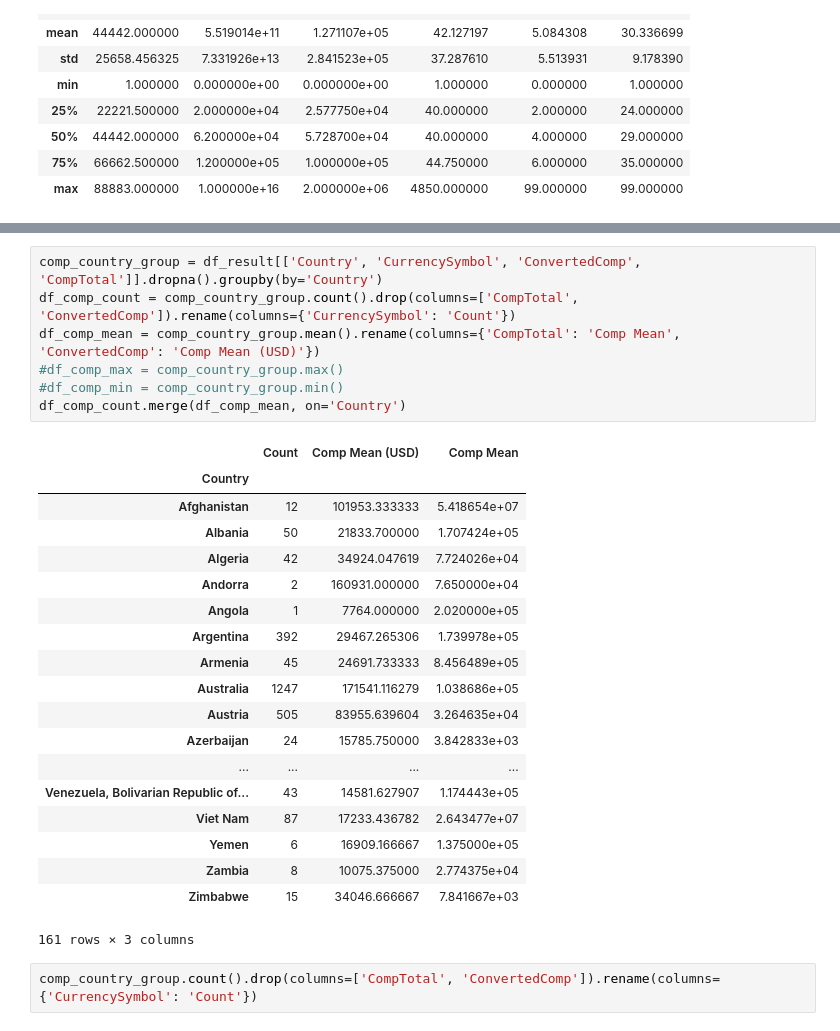
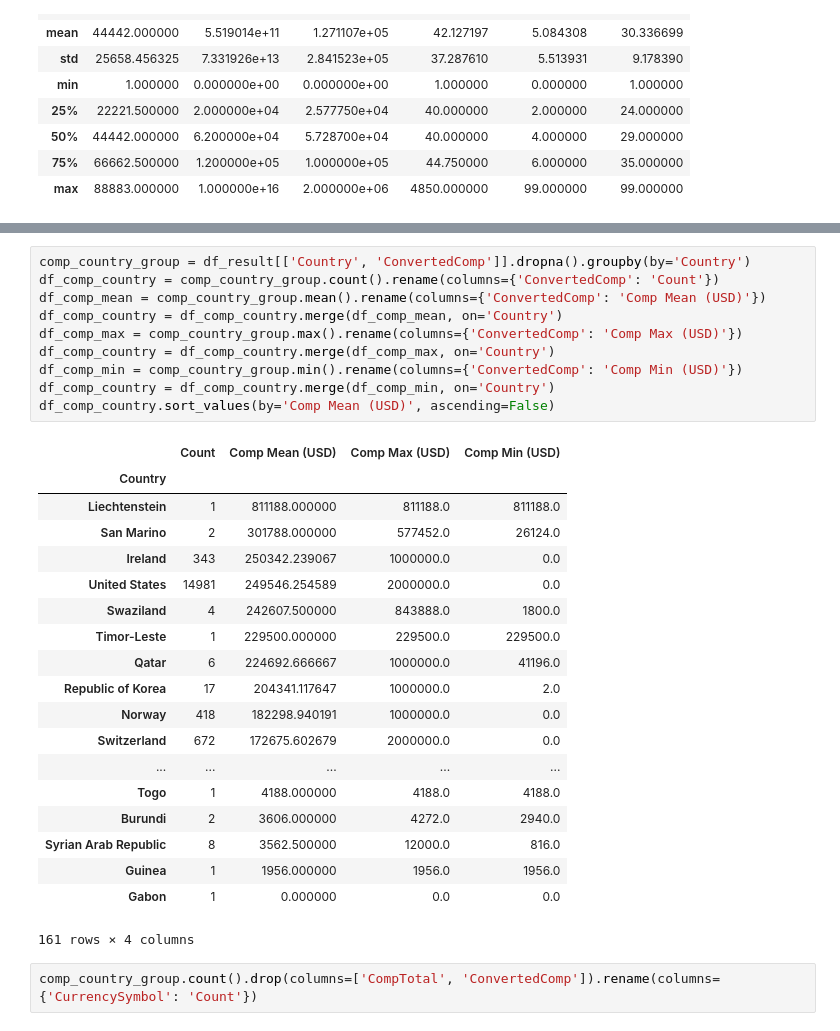
Before and after one commit to yuki678/stackoverflow, a Jupyter notebook: src/EDA.ipynb, the cells around one changed output, grey strips where cells are left out. Drawn from its saved outputs; the diff is of its cells as text.

```diff
--- a/src/EDA.ipynb
+++ b/src/EDA.ipynb
@@ -43,32 +38,35 @@ df_schema.loc[df_schema['Column'].isin(['ConvertedComp', 'CompTotal', 'CurrencyS
 | 29 | CompTotal | What is your current total compen... |
 | 31 | ConvertedComp | Salary converted to annual USD sa... |
 # %%
-comp_country_group = df_result[['Country', 'CurrencySymbol', 'ConvertedComp', 'CompTotal']].dropna().groupby(by='Country')
-df_comp_count = comp_country_group.count().drop(columns=['CompTotal', 'ConvertedComp']).rename(columns={'CurrencySymbol': 'Count'})
-df_comp_mean = comp_country_group.mean().rename(columns={'CompTotal': 'Comp Mean', 'ConvertedComp': 'Comp Mean (USD)'})
-#df_comp_max = comp_country_group.max()
-#df_comp_min = comp_country_group.min()
-df_comp_count.merge(df_comp_mean, on='Country')
+comp_country_group = df_result[['Country', 'ConvertedComp']].dropna().groupby(by='Country')
+df_comp_country = comp_country_group.count().rename(columns={'ConvertedComp': 'Count'})
+df_comp_mean = comp_country_group.mean().rename(columns={'ConvertedComp': 'Comp Mean (USD)'})
+df_comp_country = df_comp_country.merge(df_comp_mean, on='Country')
+df_comp_max = comp_country_group.max().rename(columns={'ConvertedComp': 'Comp Max (USD)'})
+df_comp_country = df_comp_country.merge(df_comp_max, on='Country')
+df_comp_min = comp_country_group.min().rename(columns={'ConvertedComp': 'Comp Min (USD)'})
+df_comp_country = df_comp_country.merge(df_comp_min, on='Country')
+df_comp_country.sort_values(by='Comp Mean (USD)', ascending=False)
 # %% [output]
-|  | Count | Comp Mean (USD) | Comp Mean |
-| Country |  |  |  |
-| Afghanistan | 12 | 101953.333333 | 5.418654e+07 |
-| Albania | 50 | 21833.700000 | 1.707424e+05 |
-| Algeria | 42 | 34924.047619 | 7.724026e+04 |
-| Andorra | 2 | 160931.000000 | 7.650000e+04 |
-| Angola | 1 | 7764.000000 | 2.020000e+05 |
-| Argentina | 392 | 29467.265306 | 1.739978e+05 |
-| Armenia | 45 | 24691.733333 | 8.456489e+05 |
-| Australia | 1247 | 171541.116279 | 1.038686e+05 |
-| Austria | 505 | 83955.639604 | 3.264635e+04 |
-| Azerbaijan | 24 | 15785.750000 | 3.842833e+03 |
-| ... | ... | ... | ... |
-| Venezuela, Bolivarian Republic of... | 43 | 14581.627907 | 1.174443e+05 |
-| Viet Nam | 87 | 17233.436782 | 2.643477e+07 |
-| Yemen | 6 | 16909.166667 | 1.375000e+05 |
-| Zambia | 8 | 10075.375000 | 2.774375e+04 |
-| Zimbabwe | 15 | 34046.666667 | 7.841667e+03 |
+|  | Count | Comp Mean (USD) | Comp Max (USD) | Comp Min (USD) |
+| Country |  |  |  |  |
+| Liechtenstein | 1 | 811188.000000 | 811188.0 | 811188.0 |
+| San Marino | 2 | 301788.000000 | 577452.0 | 26124.0 |
+| Ireland | 343 | 250342.239067 | 1000000.0 | 0.0 |
+| United States | 14981 | 249546.254589 | 2000000.0 | 0.0 |
+| Swaziland | 4 | 242607.500000 | 843888.0 | 1800.0 |
+| Timor-Leste | 1 | 229500.000000 | 229500.0 | 229500.0 |
+| Qatar | 6 | 224692.666667 | 1000000.0 | 41196.0 |
+| Republic of Korea | 17 | 204341.117647 | 1000000.0 | 2.0 |
+| Norway | 418 | 182298.940191 | 1000000.0 | 0.0 |
+| Switzerland | 672 | 172675.602679 | 2000000.0 | 0.0 |
+| ... | ... | ... | ... | ... |
+| Togo | 1 | 4188.000000 | 4188.0 | 4188.0 |
+| Burundi | 2 | 3606.000000 | 4272.0 | 2940.0 |
+| Syrian Arab Republic | 8 | 3562.500000 | 12000.0 | 816.0 |
+| Guinea | 1 | 1956.000000 | 1956.0 | 1956.0 |
+| Gabon | 1 | 0.000000 | 0.0 | 0.0 |
-161 rows × 3 columns
+161 rows × 4 columns
 # %%
 comp_country_group.count().drop(columns=['CompTotal', 'ConvertedComp']).rename(columns={'CurrencySymbol': 'Count'})
 # %% [output]
```
Also changed, not shown: parts of 2 cells of this notebook.
